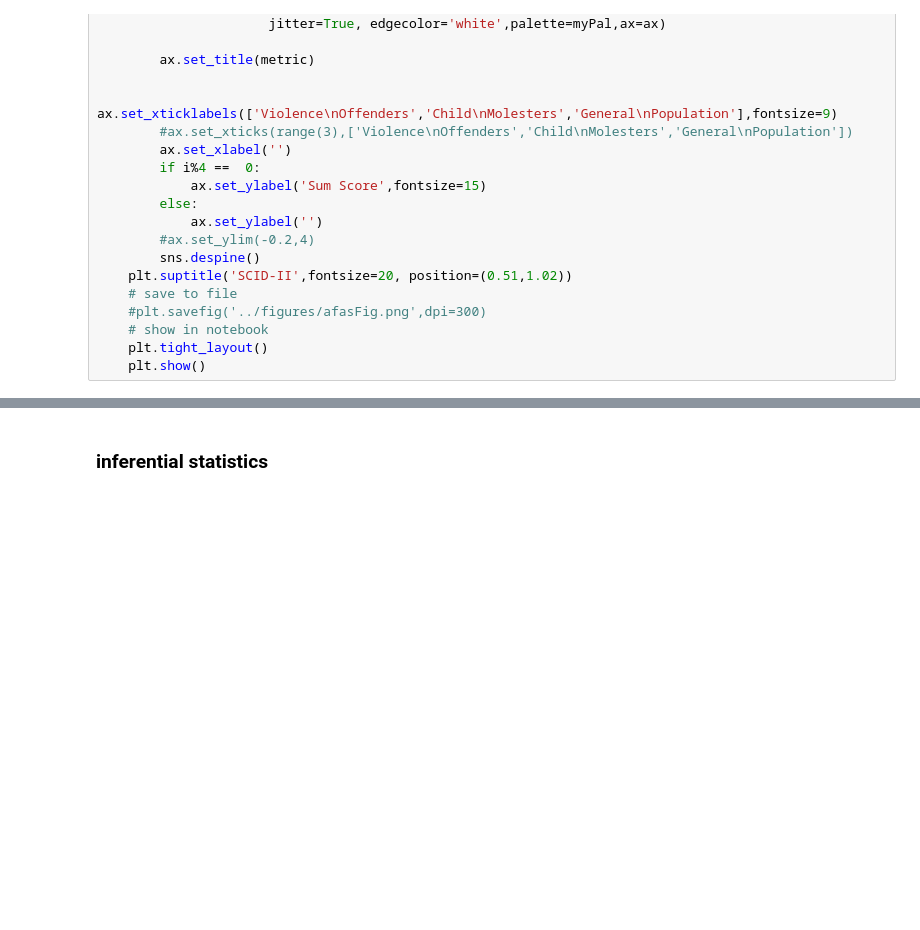
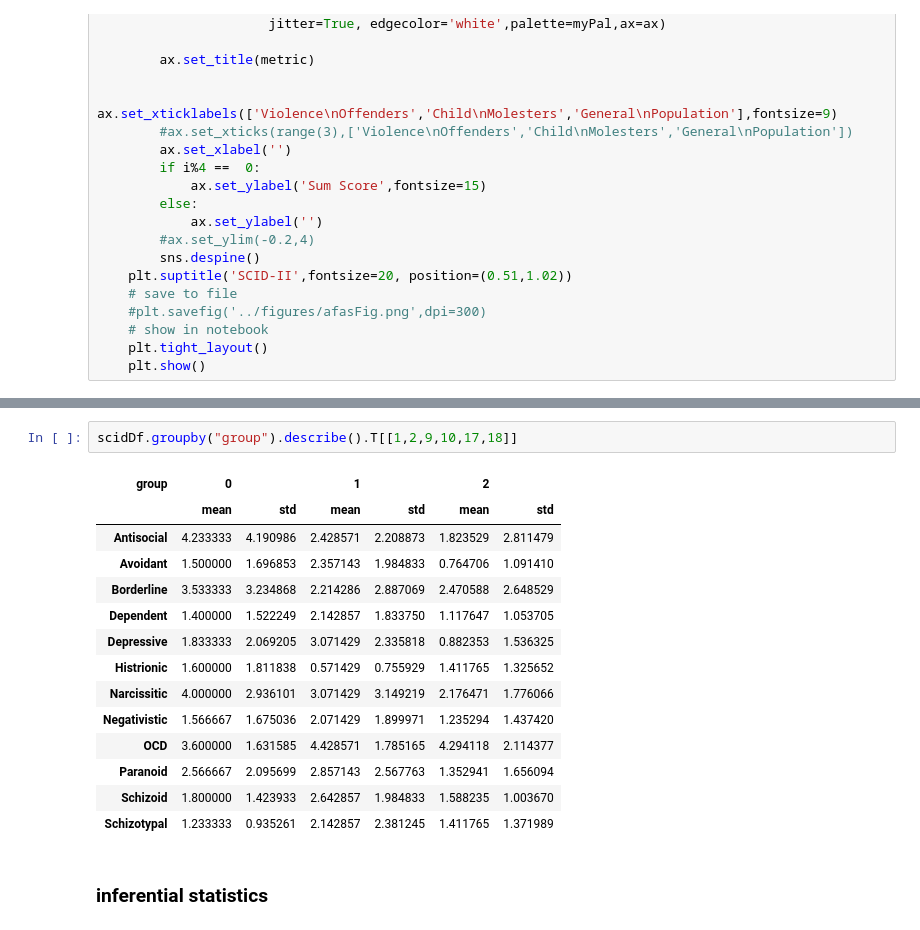
Before and after one commit to mwegrzyn/inYourFace, a Jupyter notebook: notebooks/001_questionnaires.ipynb, the cells around one changed output, grey strips where cells are left out. Drawn from its saved outputs; the diff is of its cells as text; blank space fills up the shorter version.

```diff
--- a/notebooks/001_questionnaires.ipynb
+++ b/notebooks/001_questionnaires.ipynb
@@ -478,3 +500,20 @@ makeScidPlot(scidDf)
+# %%
+scidDf.groupby("group").describe().T[[1,2,9,10,17,18]]
+# %% [output]
+| group | 0 |  | 1 |  | 2 |  |
+|  | mean | std | mean | std | mean | std |
+| Antisocial | 4.233333 | 4.190986 | 2.428571 | 2.208873 | 1.823529 | 2.811479 |
+| Avoidant | 1.500000 | 1.696853 | 2.357143 | 1.984833 | 0.764706 | 1.091410 |
+| Borderline | 3.533333 | 3.234868 | 2.214286 | 2.887069 | 2.470588 | 2.648529 |
+| Dependent | 1.400000 | 1.522249 | 2.142857 | 1.833750 | 1.117647 | 1.053705 |
+| Depressive | 1.833333 | 2.069205 | 3.071429 | 2.335818 | 0.882353 | 1.536325 |
+| Histrionic | 1.600000 | 1.811838 | 0.571429 | 0.755929 | 1.411765 | 1.325652 |
+| Narcissitic | 4.000000 | 2.936101 | 3.071429 | 3.149219 | 2.176471 | 1.776066 |
+| Negativistic | 1.566667 | 1.675036 | 2.071429 | 1.899971 | 1.235294 | 1.437420 |
+| OCD | 3.600000 | 1.631585 | 4.428571 | 1.785165 | 4.294118 | 2.114377 |
+| Paranoid | 2.566667 | 2.095699 | 2.857143 | 2.567763 | 1.352941 | 1.656094 |
+| Schizoid | 1.800000 | 1.423933 | 2.642857 | 1.984833 | 1.588235 | 1.003670 |
+| Schizotypal | 1.233333 | 0.935261 | 2.142857 | 2.381245 | 1.411765 | 1.371989 |
 # %% [markdown]
 ### inferential statistics
 # %%
```
Also changed, not shown: parts of 11 cells of this notebook, 5 other files.
